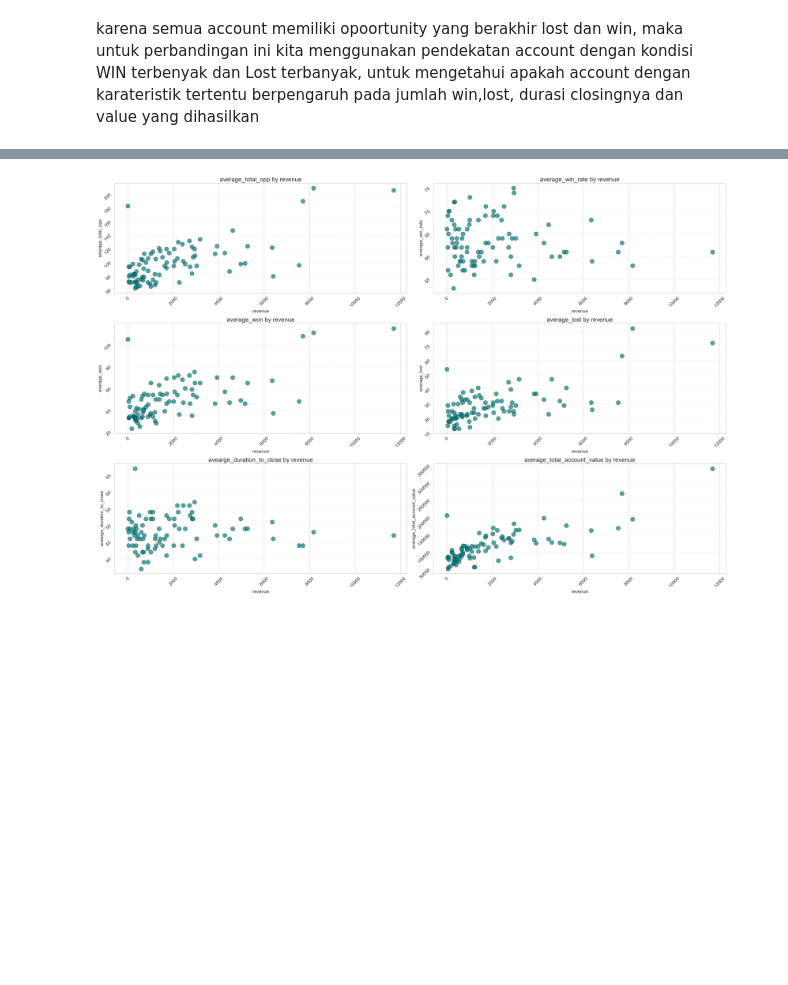
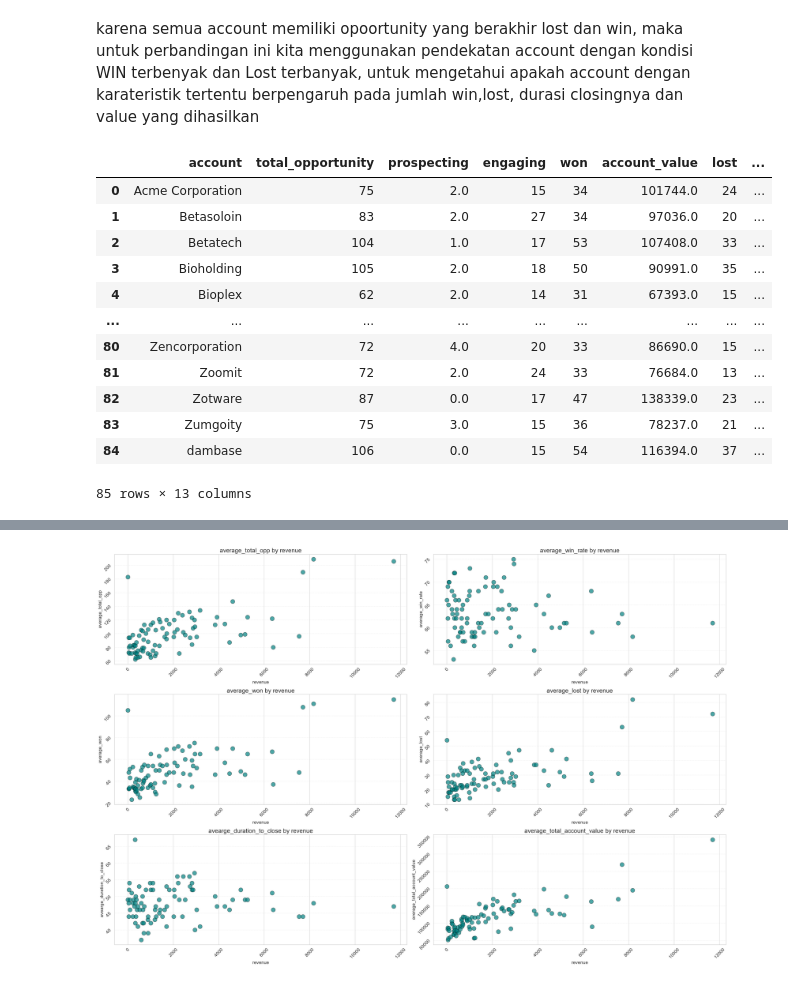
Before and after one commit to hlmtssilvia/B2B_Hardware_Sales_Performance_Analysis, a Jupyter notebook: account_performance.ipynb, the cells around one changed output, grey strips where cells are left out. Drawn from its saved outputs; the diff is of its cells as text; code cells hidden in the pictures; blank space fills up the shorter version.

```diff
--- a/account_performance.ipynb
+++ b/account_performance.ipynb
@@ -523,19 +523,35 @@ karena semua account memiliki opoortunity yang berakhir lost dan win, maka untuk
 # %%
 data_win_lost_acc = (
     df_accounts_summary[
         ['account',
          'total_opportunity',
          'won',
          'lost',
          'avg_duration_to_close',
          'account_value',
          'win_rate']
          ]
     .copy()
 )
 
 df_account_char = pd.merge(df_accounts,data_win_lost_acc, how = 'outer',on='account')
 df_account_char['company_age'] = 2018 - df_account_char['year_established']
+
+display(df_accounts_summary)
+# %% [output]
+|  | account | total_opportunity | prospecting | engaging | won | account_value | lost | ... |
+| 0 | Acme Corporation | 75 | 2.0 | 15 | 34 | 101744.0 | 24 | ... |
+| 1 | Betasoloin | 83 | 2.0 | 27 | 34 | 97036.0 | 20 | ... |
+| 2 | Betatech | 104 | 1.0 | 17 | 53 | 107408.0 | 33 | ... |
+| 3 | Bioholding | 105 | 2.0 | 18 | 50 | 90991.0 | 35 | ... |
+| 4 | Bioplex | 62 | 2.0 | 14 | 31 | 67393.0 | 15 | ... |
+| ... | ... | ... | ... | ... | ... | ... | ... | ... |
+| 80 | Zencorporation | 72 | 4.0 | 20 | 33 | 86690.0 | 15 | ... |
+| 81 | Zoomit | 72 | 2.0 | 24 | 33 | 76684.0 | 13 | ... |
+| 82 | Zotware | 87 | 0.0 | 17 | 47 | 138339.0 | 23 | ... |
+| 83 | Zumgoity | 75 | 3.0 | 15 | 36 | 78237.0 | 21 | ... |
+| 84 | dambase | 106 | 0.0 | 15 | 54 | 116394.0 | 37 | ... |
+85 rows × 13 columns
 # %%
 def breakdown_bar (df,column):
     results = (
```
Also changed, not shown: parts of 7 cells of this notebook, 5 other files.
